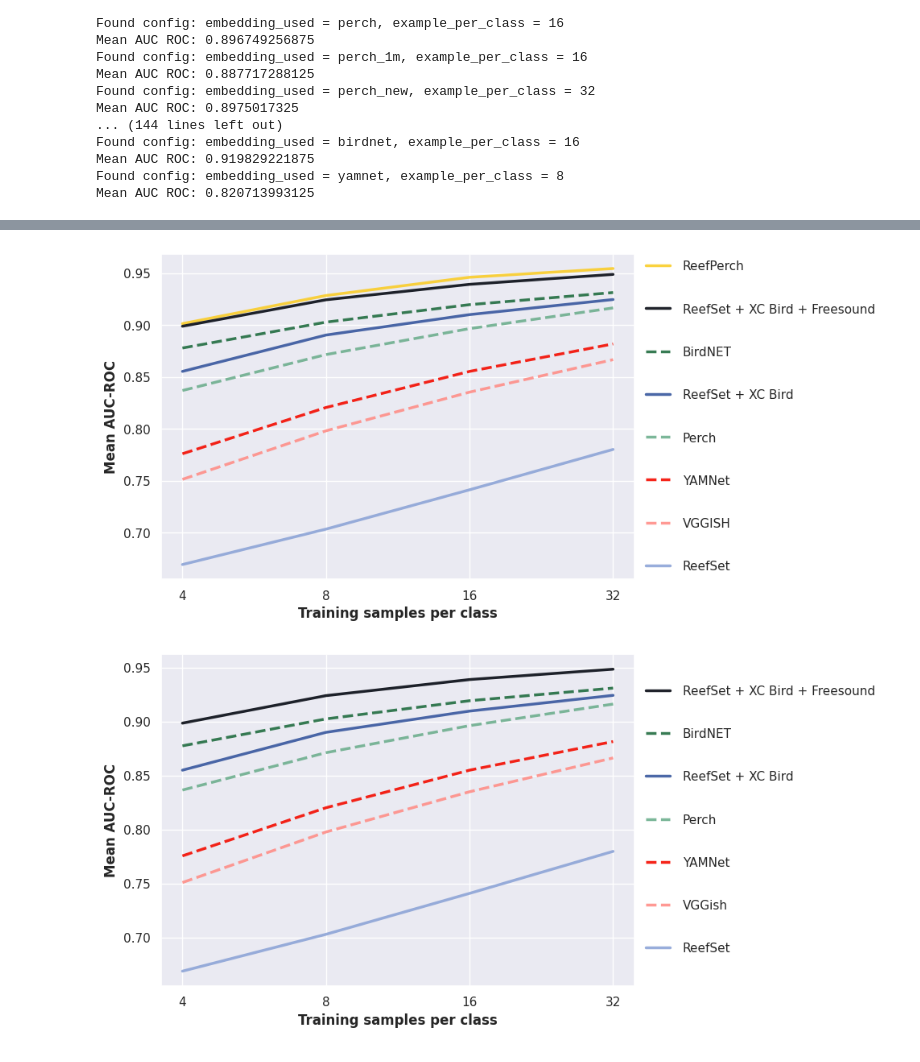
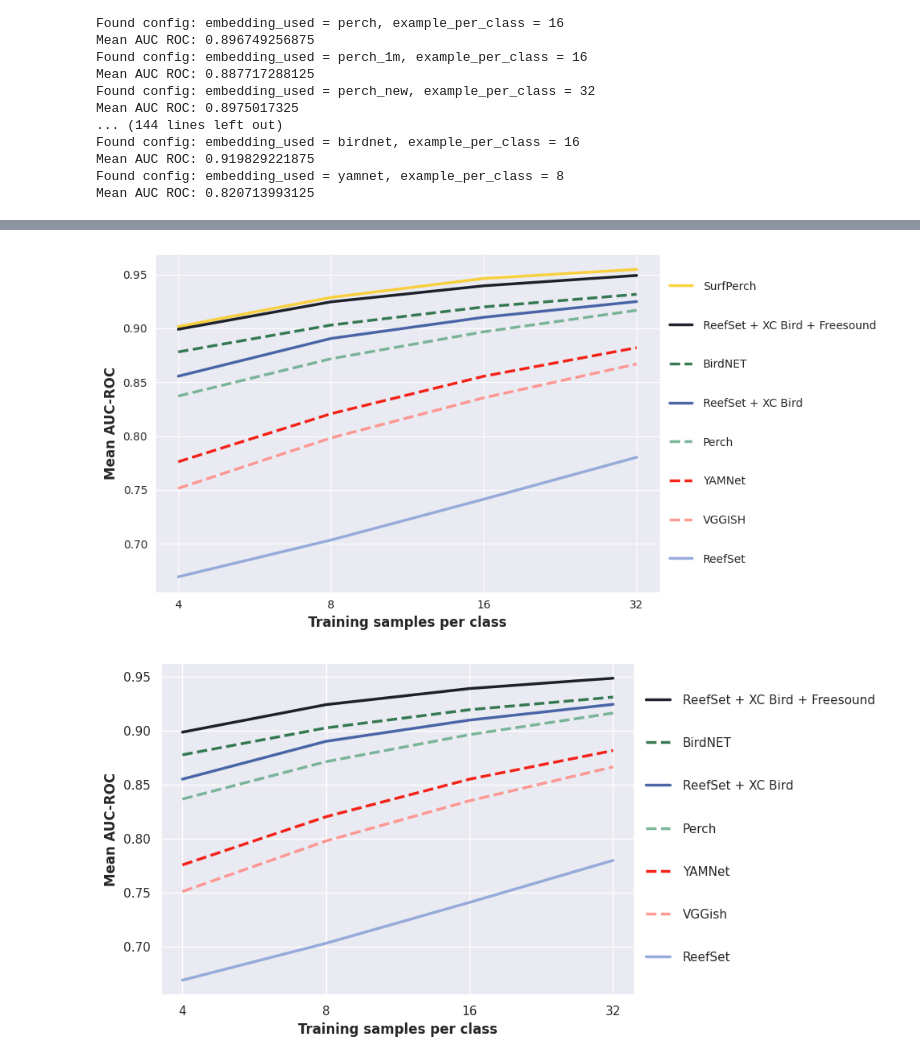
Before and after one commit to BenUCL/surfperch, a Jupyter notebook: manuscript-additions/figures.ipynb, the cells around one changed output, grey strips where cells are left out. Drawn from its saved outputs; the diff is of its cells as text; code cells hidden in the pictures.

```diff
--- a/manuscript-additions/figures.ipynb
+++ b/manuscript-additions/figures.ipynb
@@ -189,35 +189,35 @@ plot_auc_roc_by_embedding(results, embeddings_to_plot, embedding_properties)
 # %%
 #@title Our models
 embedding_properties = {
     # Pretrained models
     'birdnet': {'name': 'BirdNET', 'line_style': '--', 'color': '#216d40', 'ignore': False, 'order': 2},
     'perch': {'name': 'Perch', 'line_style': '--', 'color': '#6eaf8e', 'ignore': False, 'order': 4},
     'yamnet': {'name': 'YAMNet', 'line_style': '--', 'color': '#f40c00', 'ignore': False, 'order': 5},
     'vggish': {'name': 'VGGISH', 'line_style': '--', 'color': '#ff8e88', 'ignore': False, 'order': 6},
 
     # Exploring settings
     'perch_baselin_head': {'name': 'Perch (from head)', 'line_style': '-', 'color': 'orange', 'ignore': True},
     'perch_new': {'name': 'Perch New', 'line_style': '-', 'color': 'brown', 'ignore': True},
     'perch_200kstep_256bs': {'name': 'Perch New 200kstep 256batch', 'line_style': '-', 'color': 'pink', 'ignore': True},
     'perch_1mstep_128bs': {'name': 'Perch New 1Mkstep 128batch', 'line_style': '-', 'color': 'cyan', 'ignore': True},
     'perch_1m': {'name': 'Perch New 1Mstep 256batch', 'line_style': '-', 'color': 'magenta', 'ignore': True},
     'FSD50K_80birdweight': {'name': 'FSD50K 80birdweight', 'line_style': '-', 'color': 'lime', 'ignore': True},
     'FSD50k_1M': {'name': 'FSD50K 1M', 'line_style': '-', 'color': 'yellow', 'ignore': True},
 
     # PCEN settings
     'perch_pcen_basic': {'name': 'Perch PCEN Basic', 'line_style': '-', 'color': 'blue', 'ignore': True},
     'perch_pcen_new': {'name': 'Perch PCEN New', 'line_style': '-', 'color': 'green', 'ignore': True},
     'perch_pcen_bio': {'name': 'Perch PCEN BIO', 'line_style': '-', 'color': 'red', 'ignore': True},
 
     # Model trained on reef data with bird and fsd50k mixed in
     'Reef': {'name': 'ReefSet', 'line_style': '-', 'color': '#8da4d7', 'ignore': False, 'order': 7},
     'ReefPerch': {'name': 'ReefSet + XC Bird', 'line_style': '-', 'color': '#37579e', 'ignore': False, 'order': 3},
     'BirdReefFSD50k': {'name': 'ReefSet + XC Bird + Freesound', 'line_style': '-', 'color':'#070b14', 'ignore': False, 'order': 1},
-    'FSD50k_1M_128_newpcen': {'name': 'ReefPerch', 'line_style': '-', 'color': '#FACD29', 'ignore': False, 'order': 0},
+    'FSD50k_1M_128_newpcen': {'name': 'SurfPerch', 'line_style': '-', 'color': '#FACD29', 'ignore': False, 'order': 0},
 }
 plot_auc_roc_by_embedding(results, embeddings_to_plot, embedding_properties)
 # %% [output]
-[figure, old version]
+[figure, new version]
 # %%
 embedding_properties = {
     # Pretrained models
```
Also changed, not shown: parts of 1 cell of this notebook.
